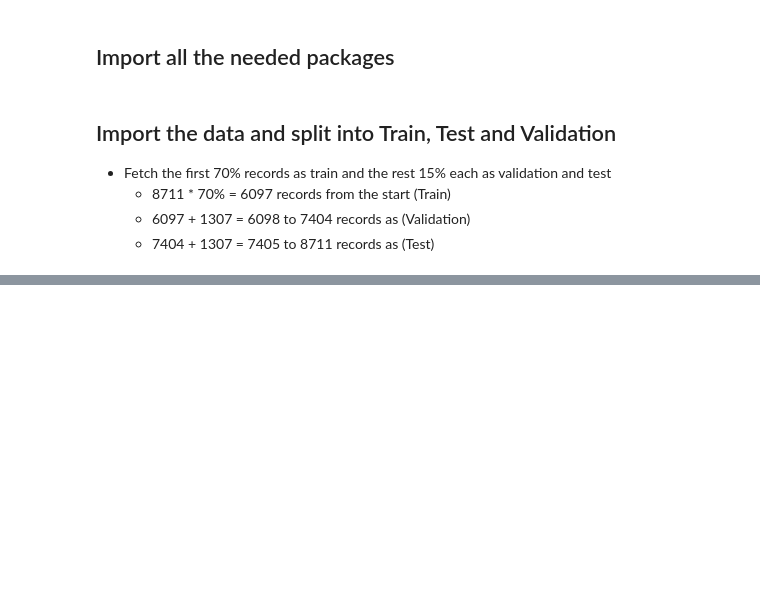
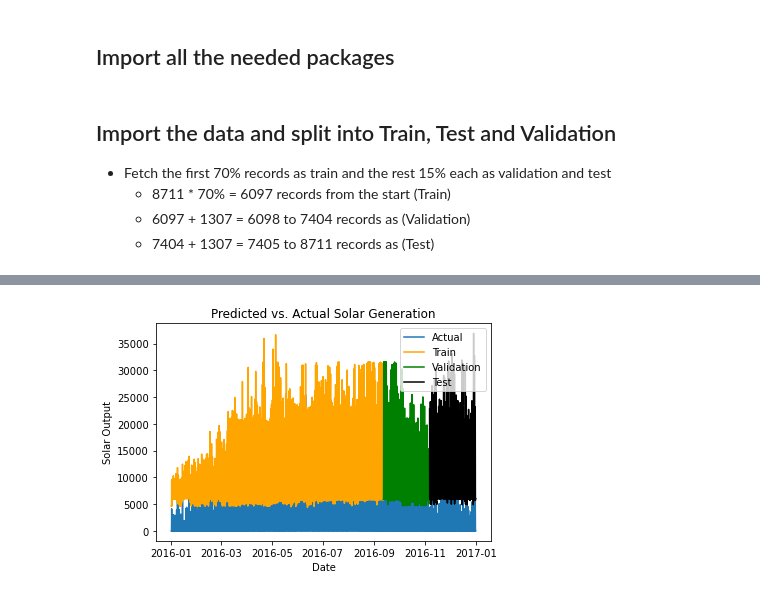
Before and after one commit to DheerajKN/Renewable-Energy-Prediction, a Jupyter notebook: 6. Improved Deep Mixture Density Network.ipynb, the cells around one changed output, grey strips where cells are left out. Cells and saved outputs as stored; diff of their text form; code cells hidden in the pictures; blank space fills up the shorter version.

```diff
--- a/6. Improved Deep Mixture Density Network.ipynb
+++ b/6. Improved Deep Mixture Density Network.ipynb
@@ -55,0 +180,28 @@ y_wind_test = test['DE_wind_generation_actual']
+# %%
+train_solar_pred = model.predict(X_solar_train)
+val_solar_pred = model.predict(X_solar_valid)
+test_solar_pred = model.predict(X_solar_test)
+# %%
+df = thesis_dataset[['DE_solar_generation_actual']]
+
+train_df = train[['DE_solar_generation_actual']]
+train_df.loc[:, 'DE_solar_generation_actual'] = scaler.inverse_transform(train_solar_pred)
+
+valid_df = valid[['DE_solar_generation_actual']]
+valid_df.loc[:, 'DE_solar_generation_actual'] = scaler.inverse_transform(val_solar_pred)
+
+test_df = test[['DE_solar_generation_actual']]
+test_df.loc[:, 'DE_solar_generation_actual'] = scaler.inverse_transform(test_solar_pred)
+
+# Plot all predictions
+inversetransform, =plt.plot(df, label = 'Actual')
+train_solar_predx, =plt.plot(train_df, color='orange', label = 'Train')
+val_solar_predx, =plt.plot(valid_df, color='green', label = 'Validation')
+test_solar_predx, =plt.plot(test_df, color='black', label = 'Test')
+plt.xlabel('Date')
+plt.ylabel('Solar Output')
+plt.legend(loc="upper right")
+plt.title("Predicted vs. Actual Solar Generation")
+plt.show()
+# %% [output]
+[figure, added]
```
Also changed, not shown: parts of 27 cells of this notebook.
